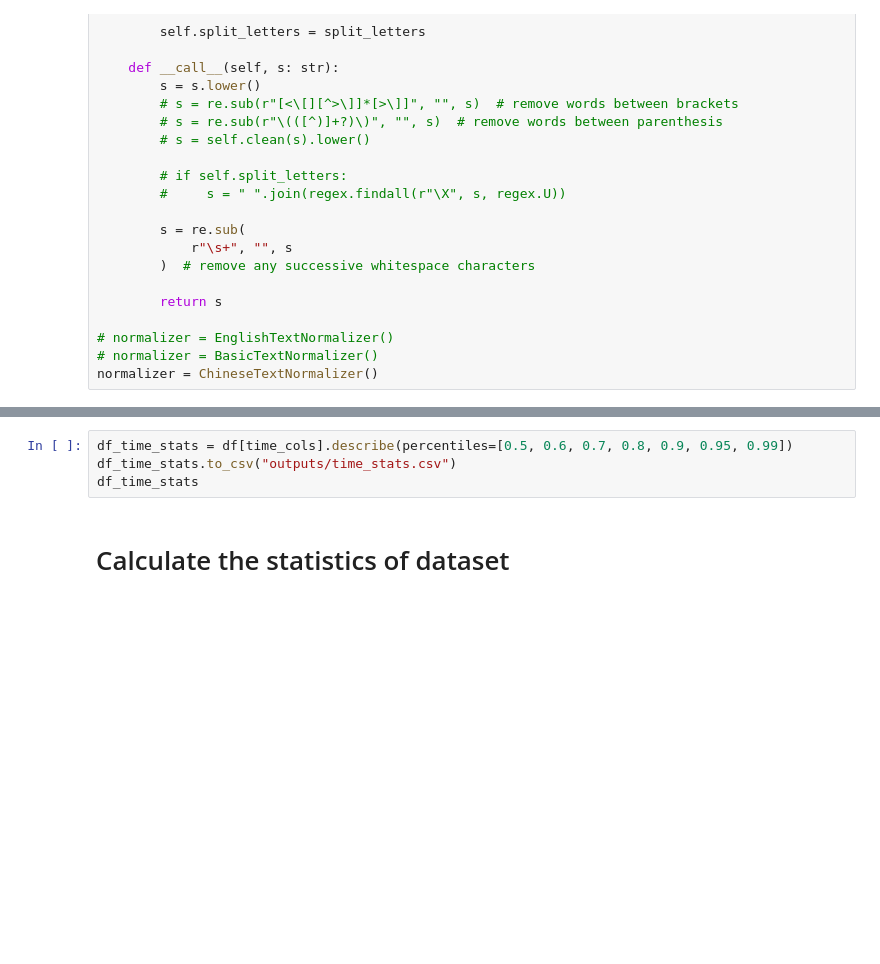
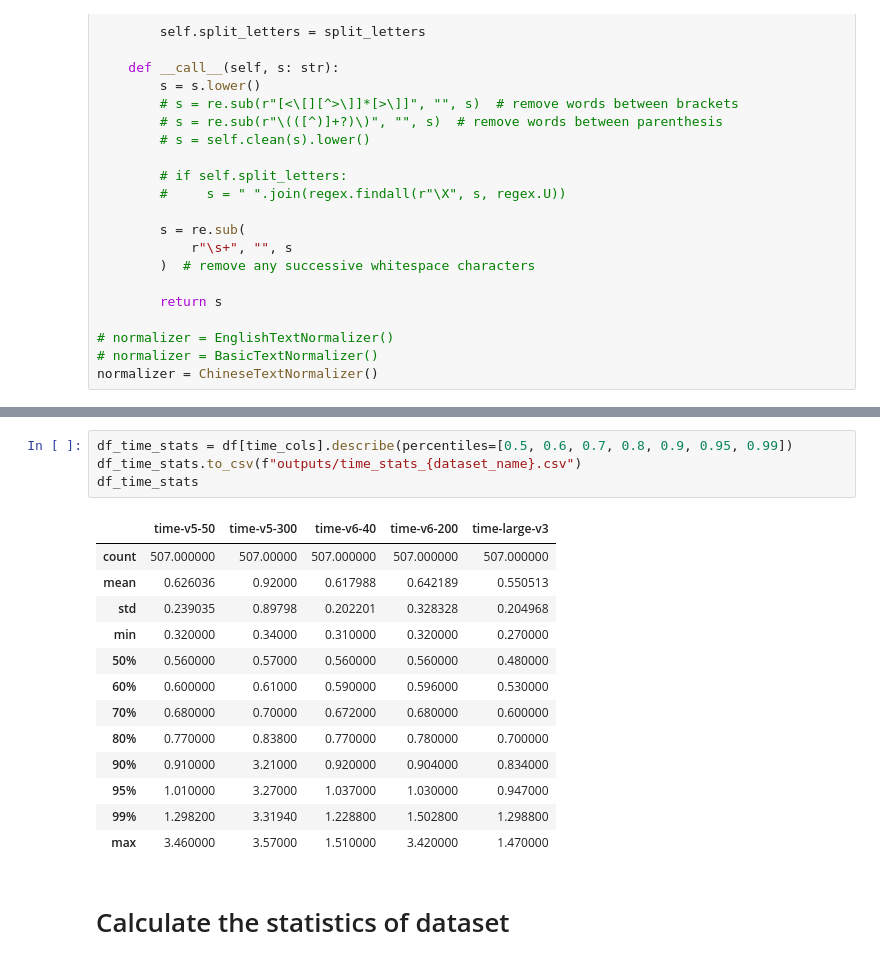
Before and after one commit to Chevolier/whisper, a Jupyter notebook: test.ipynb, the cells around one changed output, grey strips where cells are left out. Saved outputs shown, nothing was run; the diff lists cells and outputs as text; blank space fills up the shorter version.

```diff
--- a/test.ipynb
+++ b/test.ipynb
@@ -294,7 +364,21 @@ df_cer_stats
 # %%
 df_time_stats = df[time_cols].describe(percentiles=[0.5, 0.6, 0.7, 0.8, 0.9, 0.95, 0.99])
-df_time_stats.to_csv("outputs/time_stats.csv")
+df_time_stats.to_csv(f"outputs/time_stats_{dataset_name}.csv")
 df_time_stats
+# %% [output]
+|  | time-v5-50 | time-v5-300 | time-v6-40 | time-v6-200 | time-large-v3 |
+| count | 507.000000 | 507.00000 | 507.000000 | 507.000000 | 507.000000 |
+| mean | 0.626036 | 0.92000 | 0.617988 | 0.642189 | 0.550513 |
+| std | 0.239035 | 0.89798 | 0.202201 | 0.328328 | 0.204968 |
+| min | 0.320000 | 0.34000 | 0.310000 | 0.320000 | 0.270000 |
+| 50% | 0.560000 | 0.57000 | 0.560000 | 0.560000 | 0.480000 |
+| 60% | 0.600000 | 0.61000 | 0.590000 | 0.596000 | 0.530000 |
+| 70% | 0.680000 | 0.70000 | 0.672000 | 0.680000 | 0.600000 |
+| 80% | 0.770000 | 0.83800 | 0.770000 | 0.780000 | 0.700000 |
+| 90% | 0.910000 | 3.21000 | 0.920000 | 0.904000 | 0.834000 |
+| 95% | 1.010000 | 3.27000 | 1.037000 | 1.030000 | 0.947000 |
+| 99% | 1.298200 | 3.31940 | 1.228800 | 1.502800 | 1.298800 |
+| max | 3.460000 | 3.57000 | 1.510000 | 3.420000 | 1.470000 |
 # %% [markdown]
 # Calculate the statistics of dataset
 # %%
```
Also changed, not shown: parts of 10 cells of this notebook, 20 other files.
